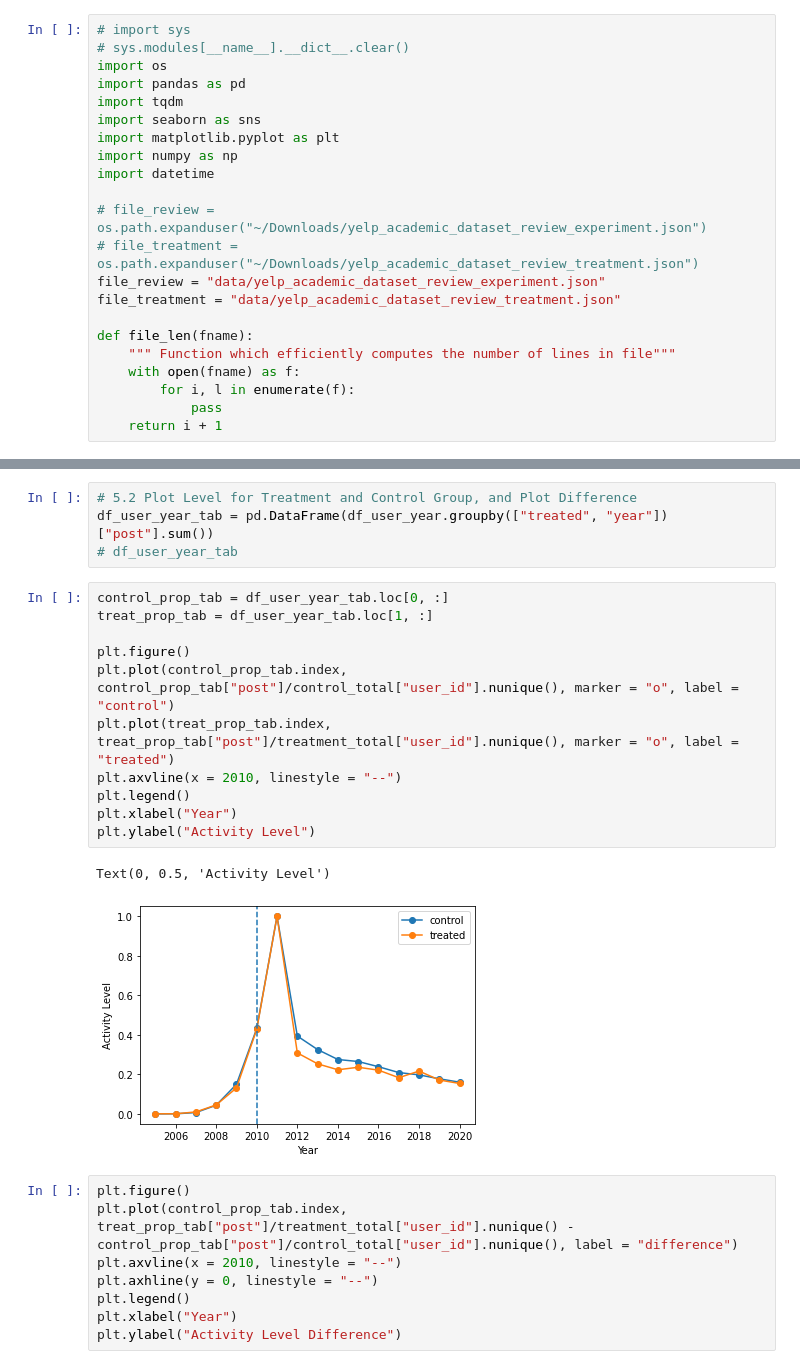
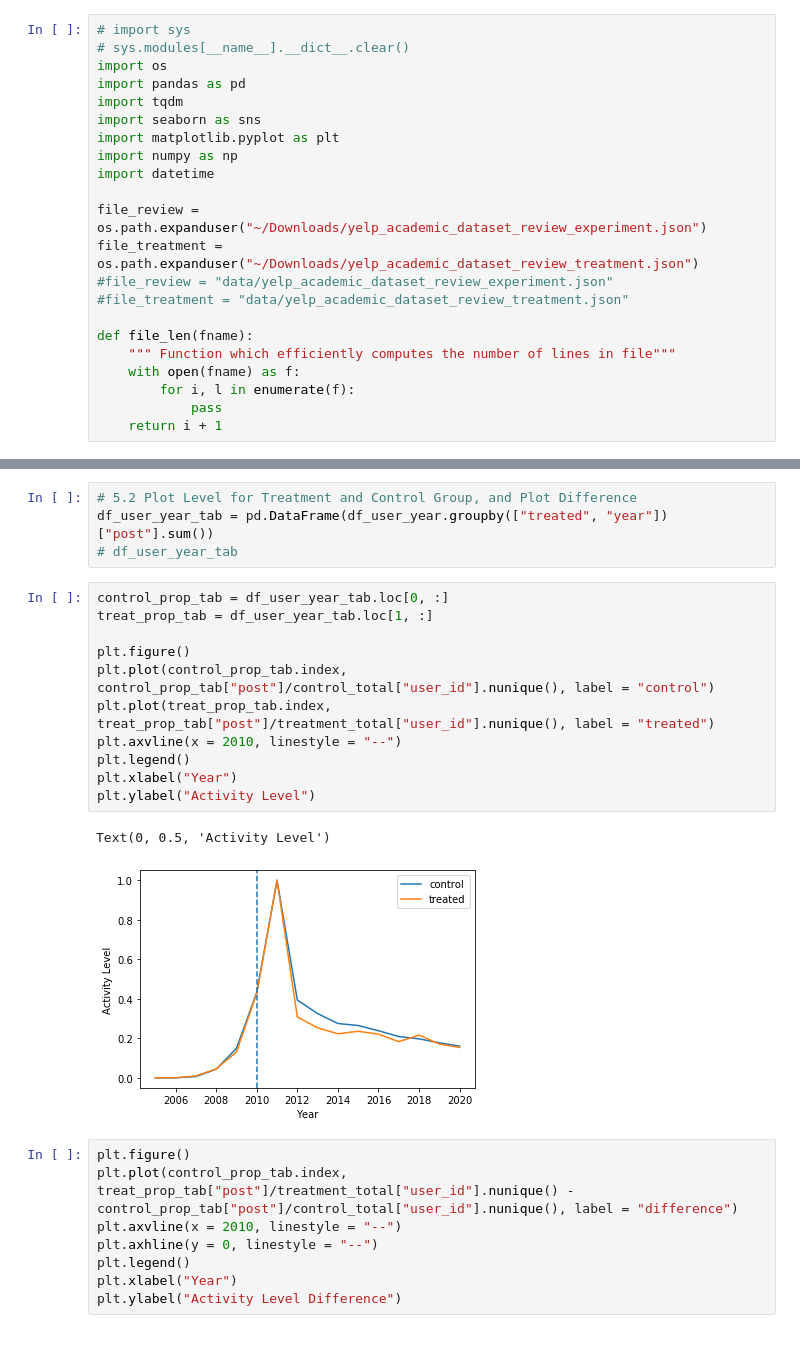
Before and after one commit to vma101/big_data_tools, a Jupyter notebook: hw3_quasi.ipynb, the cells around one changed output, grey strips where cells are left out. Cells and saved outputs as stored; diff of their text form.

```diff
--- a/hw3_quasi.ipynb
+++ b/hw3_quasi.ipynb
@@ -39,10 +39,10 @@ import matplotlib.pyplot as plt
 import numpy as np
 import datetime
 
-# file_review = os.path.expanduser("~/Downloads/yelp_academic_dataset_review_experiment.json")
-# file_treatment = os.path.expanduser("~/Downloads/yelp_academic_dataset_review_treatment.json")
-file_review = "data/yelp_academic_dataset_review_experiment.json"
-file_treatment = "data/yelp_academic_dataset_review_treatment.json"
+file_review = os.path.expanduser("~/Downloads/yelp_academic_dataset_review_experiment.json")
+file_treatment = os.path.expanduser("~/Downloads/yelp_academic_dataset_review_treatment.json")
+#file_review = "data/yelp_academic_dataset_review_experiment.json"
+#file_treatment = "data/yelp_academic_dataset_review_treatment.json"
 
 def file_len(fname):
     """ Function which efficiently computes the number of lines in file"""
@@ -381,17 +364,17 @@ df_user_year_tab = pd.DataFrame(df_user_year.groupby(["treated", "year"])["post"
 # %%
 control_prop_tab = df_user_year_tab.loc[0, :]
 treat_prop_tab = df_user_year_tab.loc[1, :]
 
 plt.figure()
-plt.plot(control_prop_tab.index, control_prop_tab["post"]/control_total["user_id"].nunique(), marker = "o", label = "control")
-plt.plot(treat_prop_tab.index, treat_prop_tab["post"]/treatment_total["user_id"].nunique(), marker = "o", label = "treated")
+plt.plot(control_prop_tab.index, control_prop_tab["post"]/control_total["user_id"].nunique(), label = "control")
+plt.plot(treat_prop_tab.index, treat_prop_tab["post"]/treatment_total["user_id"].nunique(), label = "treated")
 plt.axvline(x = 2010, linestyle = "--")
 plt.legend()
 plt.xlabel("Year")
 plt.ylabel("Activity Level")
 # %% [output]
 Text(0, 0.5, 'Activity Level')
-[figure, old version]
+[figure, new version]
 # %%
 plt.figure()
 plt.plot(control_prop_tab.index, treat_prop_tab["post"]/treatment_total["user_id"].nunique() - control_prop_tab["post"]/control_total["user_id"].nunique(), label = "difference")
```
Also changed, not shown: parts of 4 cells of this notebook.
